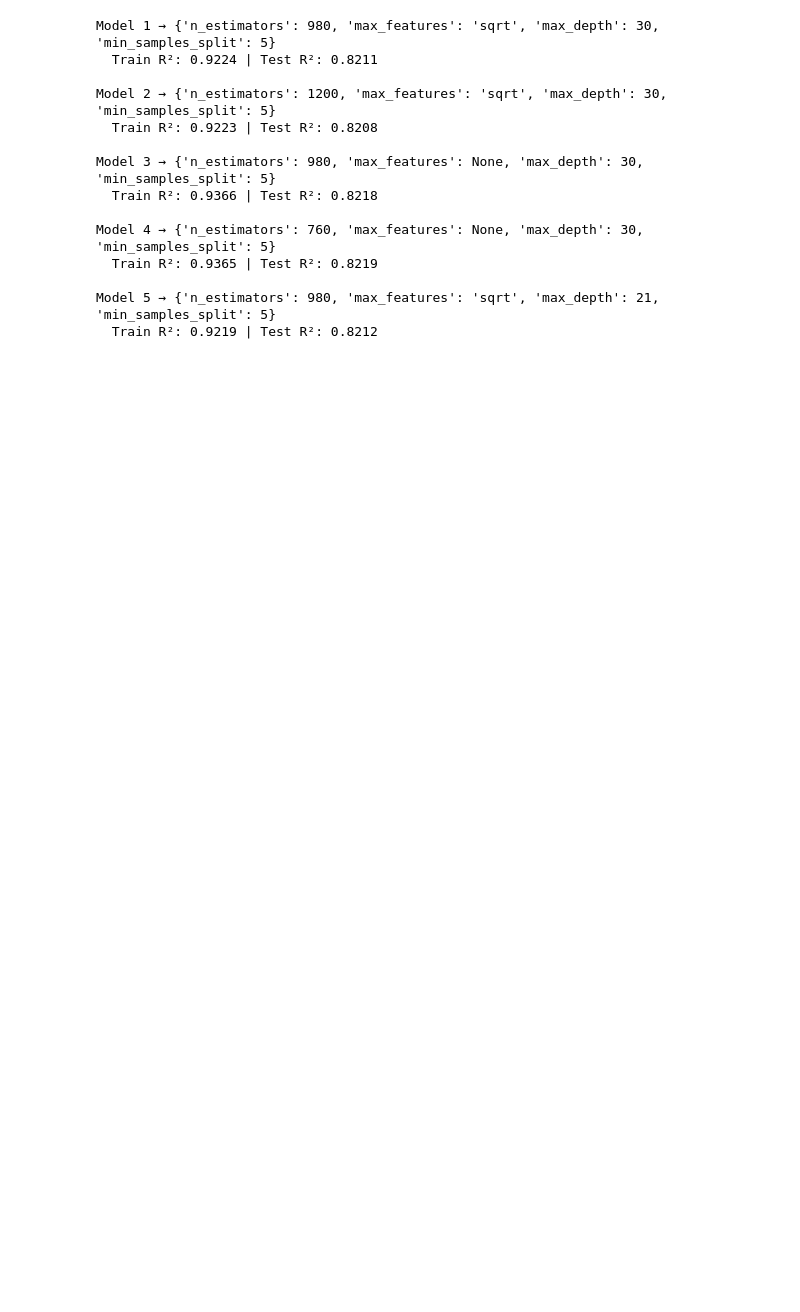
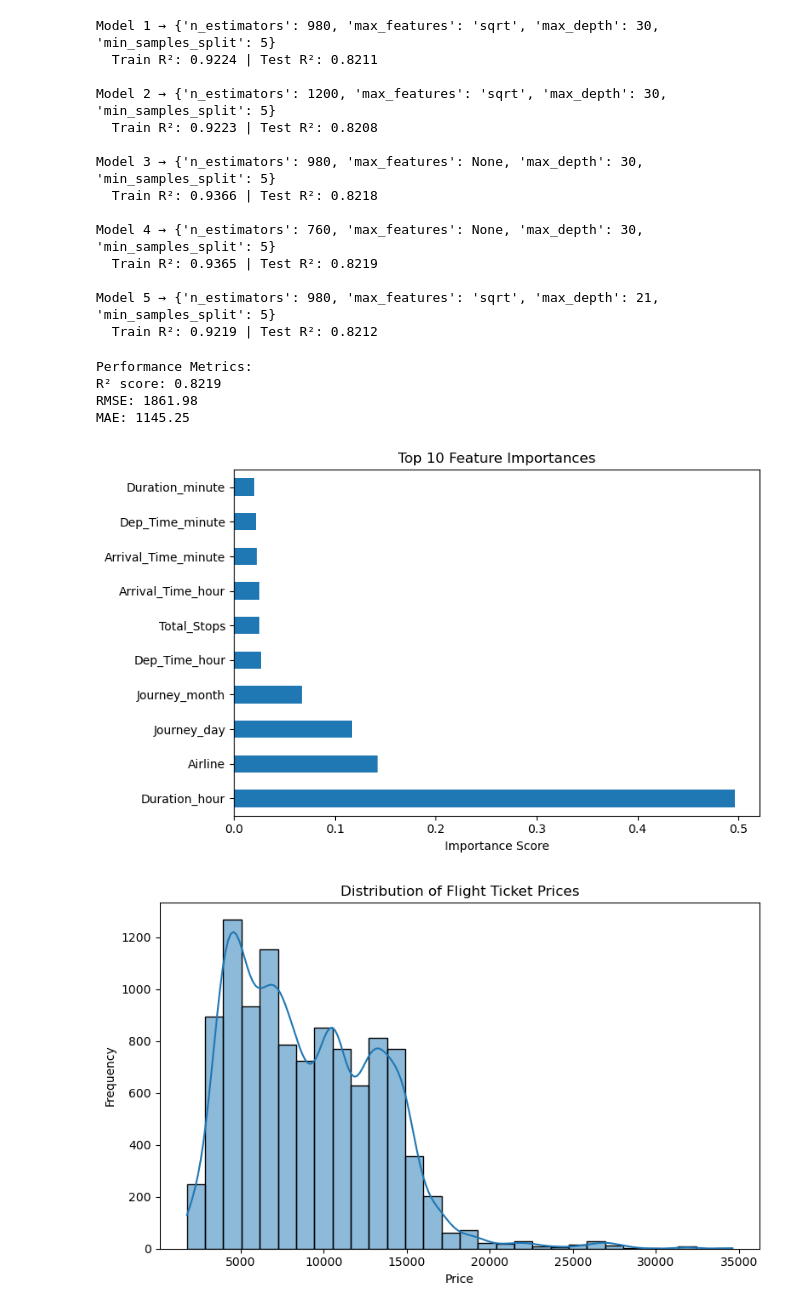
Before and after one commit to BaiyangChen/flight-price-prediction, a Jupyter notebook: flight_prediction.ipynb, the cells around one changed output. Drawn from its saved outputs; the diff is of its cells as text; code cells hidden in the pictures; blank space fills up the shorter version.

```diff
--- a/flight_prediction.ipynb
+++ b/flight_prediction.ipynb
@@ -817,3 +817,65 @@ Model 4 → {'n_estimators': 760, 'max_features': None, 'max_depth': 30, 'min_sa
 
 Model 5 → {'n_estimators': 980, 'max_features': 'sqrt', 'max_depth': 21, 'min_samples_split': 5}
   Train R²: 0.9219 | Test R²: 0.8212
+# %%
+from sklearn.metrics import r2_score, mean_squared_error, mean_absolute_error
+import numpy as np
+import matplotlib.pyplot as plt
+import seaborn as sns
+import pandas as pd
+
+best_model = RandomForestRegressor(
+    n_estimators=760,
+    max_features=None,
+    max_depth=30,
+    min_samples_split=5,
+    random_state=42,
+    n_jobs=-1
+)
+best_model.fit(x_train, y_train)
+y_pred = best_model.predict(x_test)
+
+# 1.  Évaluation du modèle (R², RMSE, MAE)
+r2 = r2_score(y_test, y_pred)
+rmse = np.sqrt(mean_squared_error(y_test, y_pred))
+mae = mean_absolute_error(y_test, y_pred)
+
+print("Performance Metrics:")
+print(f"R² score: {r2:.4f}")
+print(f"RMSE: {rmse:.2f}")
+print(f"MAE: {mae:.2f}")
+
+# 2.  Importance des variables pour la prédiction
+importances = pd.Series(best_model.feature_importances_, index=x_train.columns)
+plt.figure(figsize=(8, 5))
+importances.nlargest(10).plot(kind='barh')
+plt.title("Top 10 Feature Importances")
+plt.xlabel("Importance Score")
+plt.tight_layout()
+plt.show()
+
+# 3. Distribution des prix des billets
+plt.figure(figsize=(8, 5))
+sns.histplot(data['Price'], bins=30, kde=True)
+plt.title("Distribution of Flight Ticket Prices")
+plt.xlabel("Price")
+plt.ylabel("Frequency")
+plt.tight_layout()
+plt.show()
+
+# 4.  Précision du modèle : valeurs réelles vs valeurs prédites
+plt.figure(figsize=(8, 6))
+plt.scatter(y_test, y_pred, alpha=0.5)
+plt.plot([y_test.min(), y_test.max()], [y_test.min(), y_test.max()], '--r')
+plt.xlabel("Actual Prices")
+plt.ylabel("Predicted Prices")
+plt.title("Actual vs Predicted Flight Prices")
+plt.tight_layout()
+plt.show()
+# %% [output]
+Performance Metrics:
+R² score: 0.8219
+RMSE: 1861.98
+MAE: 1145.25
+[figure, added]
+[figure, added]
```
Also changed, not shown: parts of 15 cells of this notebook.
